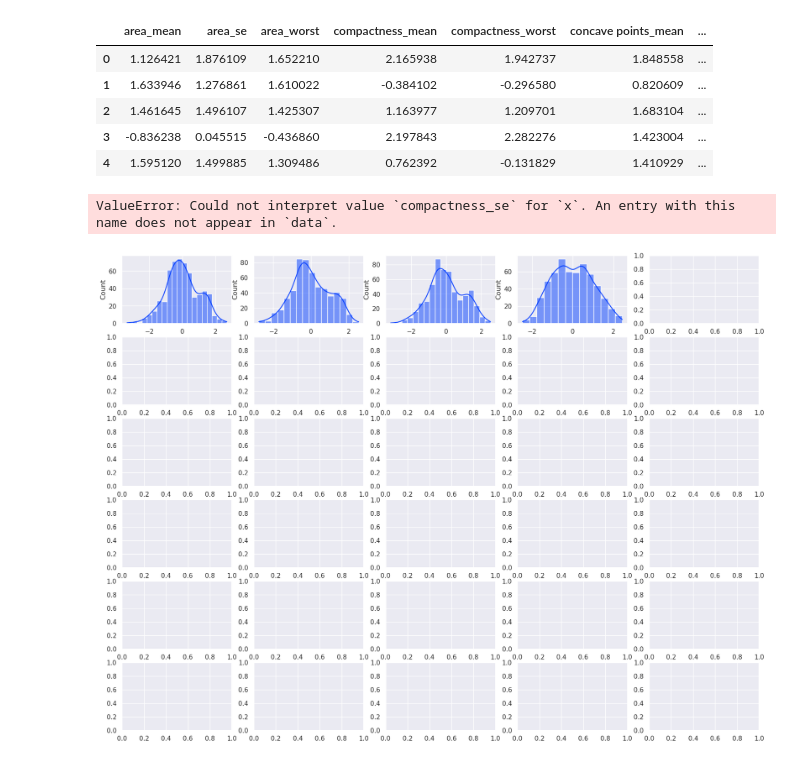
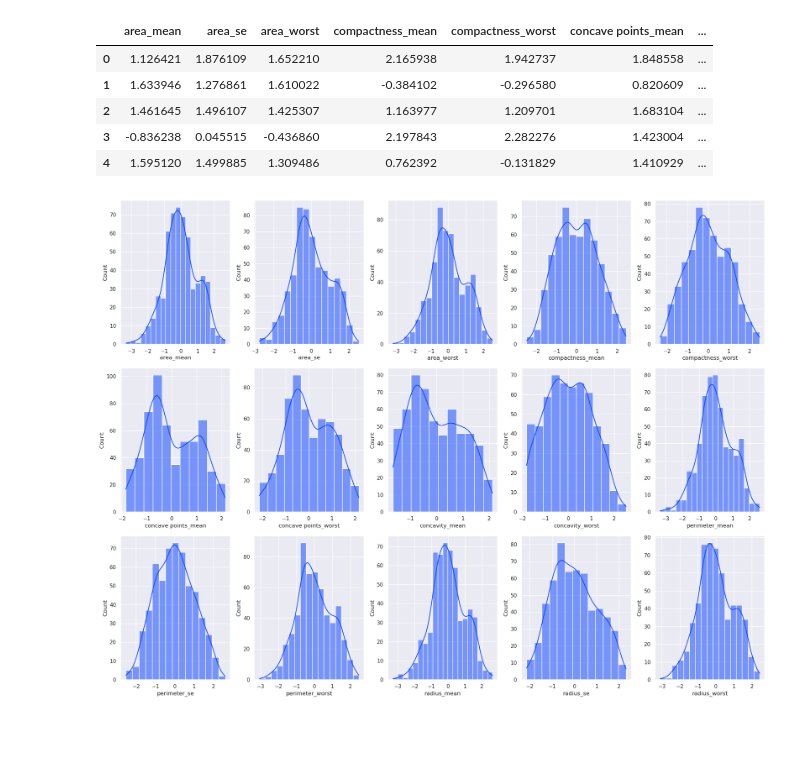
Before and after one commit to HilarioMarques/Classificacao_AlgoritmosLineares_DiagnosticoCancer_Kaggle, a Jupyter notebook: notebooks/SelecaoFeatures.ipynb, the cells around one changed output. Drawn from its saved outputs; the diff is of its cells as text; code cells hidden in the pictures; blank space fills up the shorter version.

```diff
--- a/notebooks/SelecaoFeatures.ipynb
+++ b/notebooks/SelecaoFeatures.ipynb
@@ -583,14 +583,13 @@ df_scaled.head()
 | 3 | -0.836238 | 0.045515 | -0.436860 | 2.197843 | 2.282276 | 1.423004 | ... |
 | 4 | 1.595120 | 1.499885 | 1.309486 | 0.762392 | -0.131829 | 1.410929 | ... |
 # %%
-fig, axs = plt.subplots(6, 5, figsize=(20, 15))
+fig, axs = plt.subplots(3, 5, figsize=(20, 15))
 
-for ax, coluna in zip(axs.flatten(), X.columns):
+for ax, coluna in zip(axs.flatten(), X_scaled.columns):
     sns.histplot(x=coluna, ax=ax, data=df_scaled, kde=True)
 
 plt.tight_layout()
 plt.show()
 # %% [output]
-ValueError: Could not interpret value `compactness_se` for `x`. An entry with this name does not appear in `data`.
-[figure, old version]
+[figure, new version]
 # %%
```
Also changed, not shown: parts of 1 cell of this notebook.
